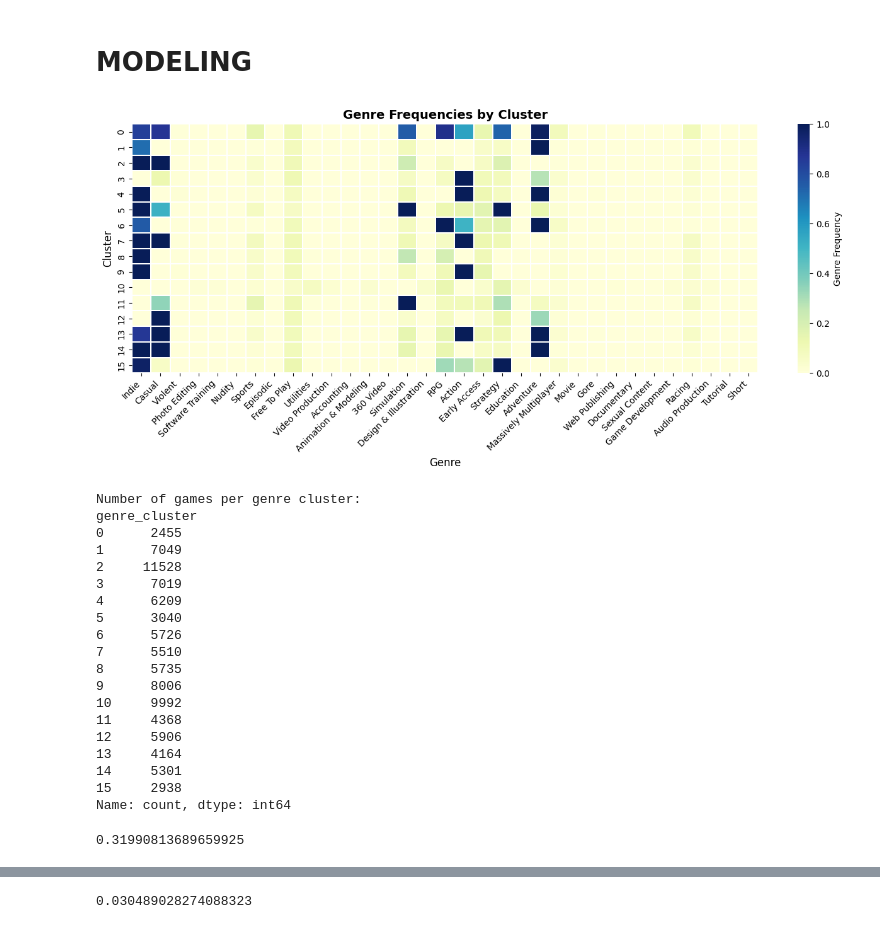
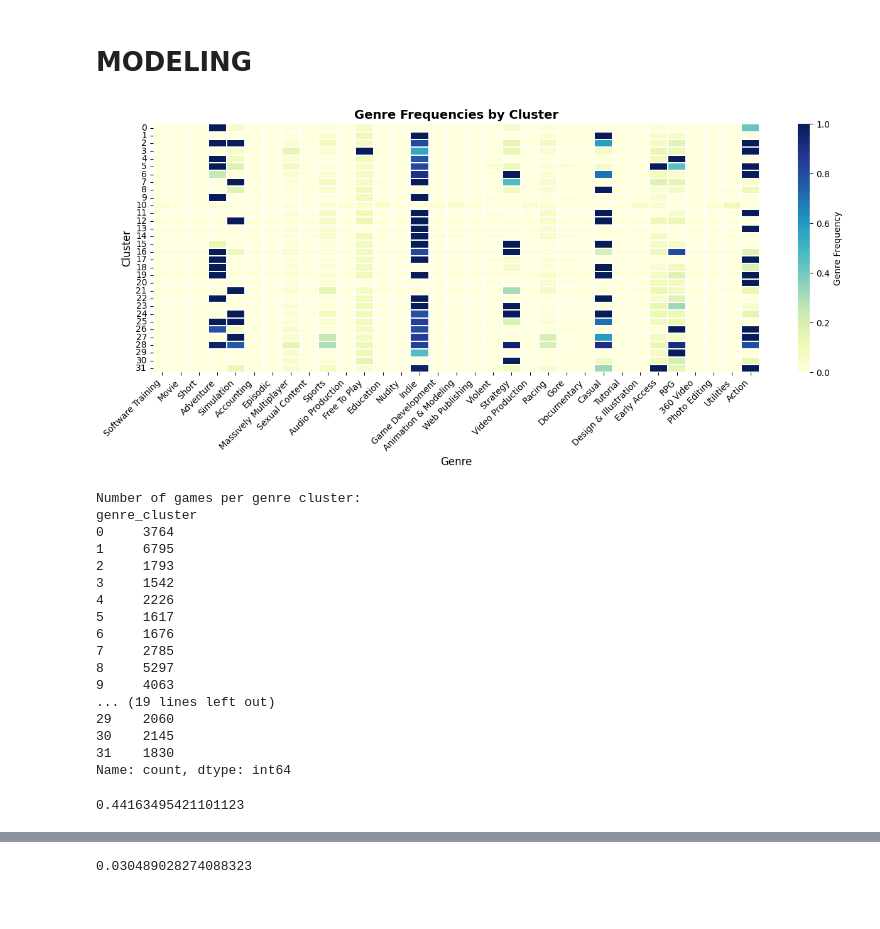
Before and after one commit to bvogler10/CS506_FinalProject, a Jupyter notebook: new-game-plus-backend/newgameplus/notebook.ipynb, the cells around one changed output, grey strips where cells are left out. Cells and saved outputs as stored; diff of their text form; code cells hidden in the pictures.

```diff
--- a/new-game-plus-backend/newgameplus/notebook.ipynb
+++ b/new-game-plus-backend/newgameplus/notebook.ipynb
@@ -20,6 +20,9 @@ original_df = load_data()
 # copy
 df = original_df.copy()
 # %%
+# load
+df = load_raw_data()
+
 # get first 5
 pd.set_option('display.max_columns', None)
 print("df.head()=================================================")
@@ -61,7 +64,7 @@ dtype: int64
 df = df.drop(df.loc[df['name'].isna()].index)
 
 # drop USELESS columns
-df = df.drop(['name','tags','reviews', 'appid', 'detailed_description', 'about_the_game', 'short_description', 'header_image', 'website', 'support_url','support_email','metacritic_url','notes', 'packages', 'developers', 'publishers','screenshots', 'movies','user_score','score_rank','estimated_owners','positive','negative'], axis=1) # edw: undrop reviews and sentiment thing
+df = df.drop(['name','tags','reviews', 'detailed_description', 'about_the_game', 'short_description', 'header_image', 'website', 'support_url','support_email','metacritic_url','notes', 'packages', 'developers', 'publishers','screenshots', 'movies','user_score','score_rank','estimated_owners','positive','negative'], axis=1) # edw: undrop reviews and sentiment thing
 # %%
 # clean data
 df['release_date_cleaned'] = pd.to_datetime(df['release_date'], errors='coerce')
@@ -196,10 +199,3 @@ df['linux'] = df['linux'].astype(int)
 # %%
 # drop datetime
 df = df.drop('release_date_cleaned', axis=1)
-# %%
-# get remaining columns
-remaining_columns = [col for col in df.columns if col not in unique_genre_list + unique_categories_list]
-# drop correlated features
-# take out genres that highly correlate based on heatmap
-genres_to_remove = ['Gore', 'Tutorial', 'Movie', 'Animation & Modeling', 'Short', '360 Video', 'Documentary', 'Sexual Content']
-unique_genre_list = [genre for genre in unique_genre_list if genre not in genres_to_remove]
@@ -304,7 +275,7 @@ scaler = StandardScaler()
 X = df[unique_genre_list].copy()
 
 # Use KMeans to cluster the genres, run many times to get the best result
-kmeans = KMeans(n_clusters=16, init='k-means++', n_init=250, random_state=97)
+kmeans = KMeans(n_clusters=32, init='k-means++', n_init=250, random_state=97)
 cluster_labels = kmeans.fit_predict(X)
 
 # Assign cluster labels to dataframe
@@ -322,59 +293,57 @@ df['genre_cluster'] = cluster_labels
 # plt.figure()
 # plt.plot(k_values, inertia_vals, marker='o', linestyle='--')
 # plt.xlabel('Number of Clusters (k)')
 # plt.ylabel('Inertia')
 # plt.title('Elbow Method for Genre Clustering')
 # plt.tight_layout()
 # plt.show()
 
 # Heatmap of genre frequencies by cluster
 df_genres = df[unique_genre_list + ['genre_cluster']]
 cluster_genre_means = df_genres.groupby('genre_cluster')[unique_genre_list].mean()
 
 plt.figure(figsize=(len(unique_genre_list) * 0.4, 6))
 sns.heatmap(cluster_genre_means,
             cmap='YlGnBu',
             linewidths=0.3,
             cbar_kws={'label': 'Genre Frequency'})
 
 plt.title("Genre Frequencies by Cluster", fontsize=14, weight='bold')
 plt.xlabel("Genre", fontsize=12)
 plt.ylabel("Cluster", fontsize=12)
 plt.xticks(rotation=45, ha='right')
 plt.tight_layout()
 plt.show()
 
 # Print the number of games in each cluster
 cluster_counts = df['genre_cluster'].value_counts().sort_index()
 print("Number of games per genre cluster:")
 print(cluster_counts)
 # %% [output]
-[figure, old version]
+[figure, new version]
 Number of games per genre cluster:
 genre_cluster
-0      2455
-1      7049
-2     11528
-3      7019
-4      6209
-5      3040
-6      5726
-7      5510
-8      5735
-9      8006
-10     9992
-11     4368
-12     5906
-13     4164
-14     5301
-15     2938
+0     3764
+1     6795
+2     1793
+3     1542
+4     2226
+5     1617
+6     1676
+7     2785
+8     5297
+9     4063
+... (19 lines left out)
+29    2060
+30    2145
+31    1830
 Name: count, dtype: int64
 # %%
 # find how well the clustering went
 score = silhouette_score(X, cluster_labels)
 print(score)
 # %% [output]
-0.31990813689659925
+0.44163495421101123
 # %%
 # Create a copy of the dataframe for price clustering
 X_price = df[['price']].copy()
```
Also changed, not shown: parts of 13 cells of this notebook, 7 other files.
